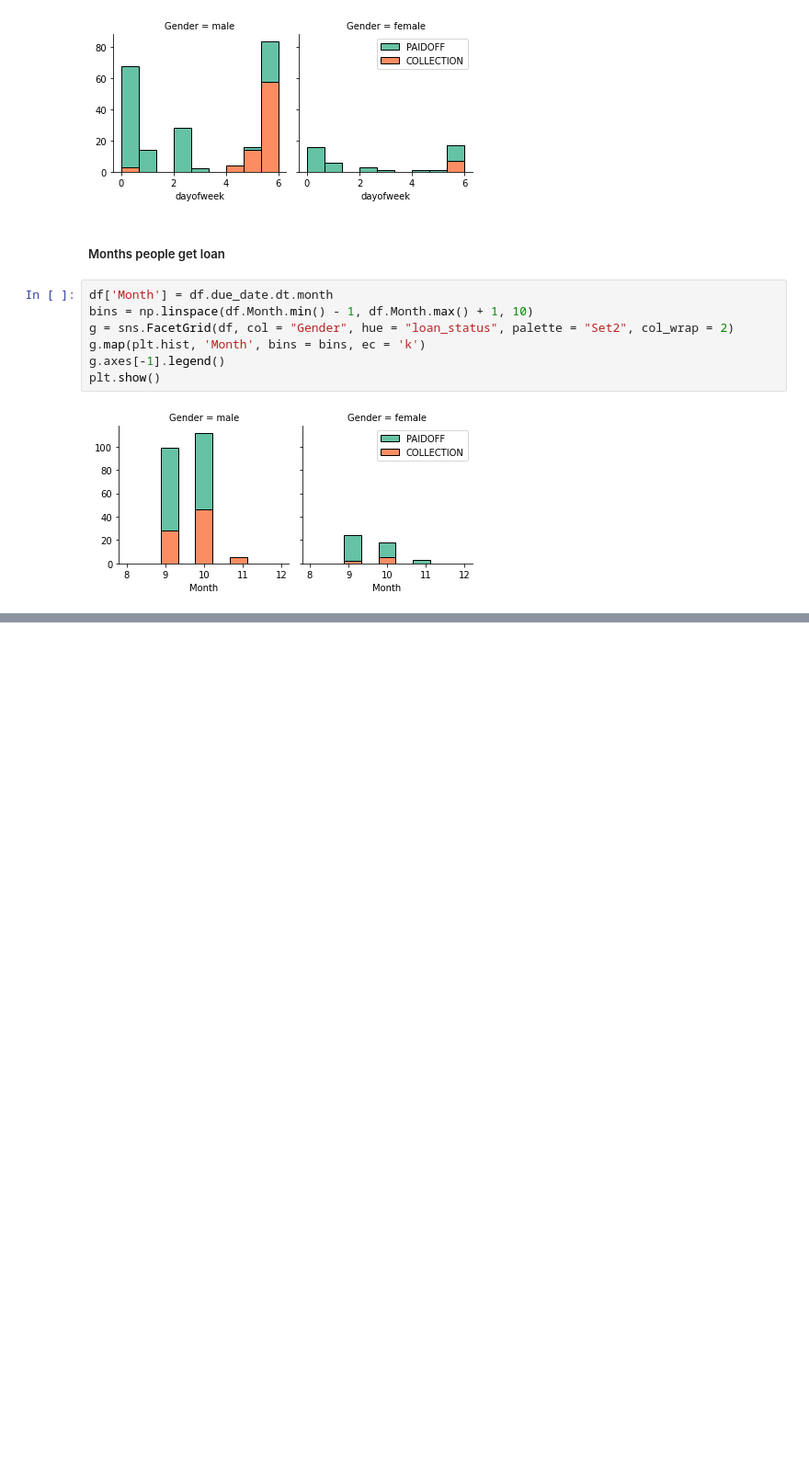
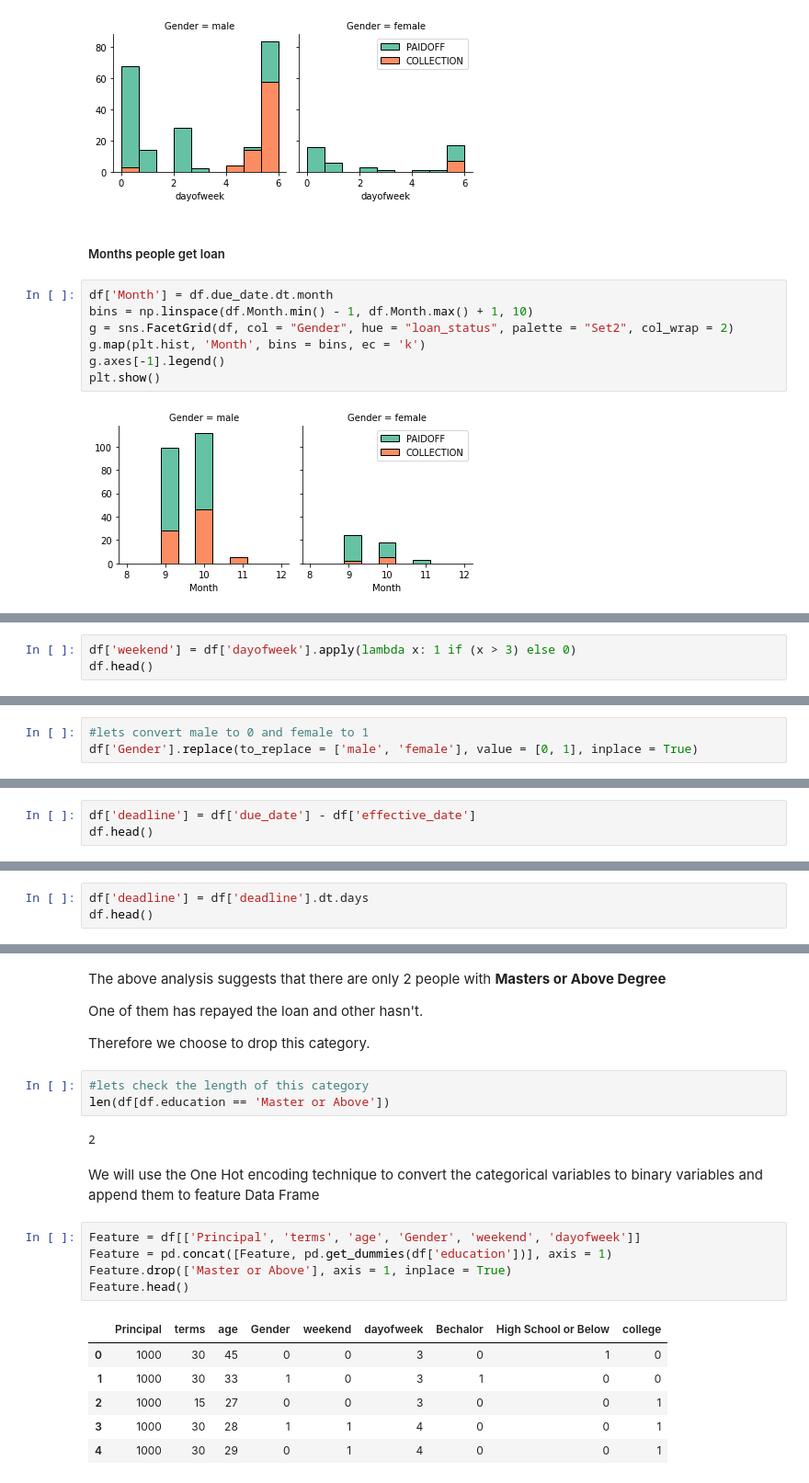
Before and after one commit to adityakumaar/Classification-Algorithms-Practice, a Jupyter notebook: Project.ipynb, the cells around one changed output, grey strips where cells are left out. Shown at 92% size. Cells and saved outputs as stored; diff of their text form; blank space fills up the shorter version.

```diff
--- a/Project.ipynb
+++ b/Project.ipynb
@@ -92,0 +99,3 @@ plt.show()
+# %%
+df['weekend'] = df['dayofweek'].apply(lambda x: 1 if (x > 3) else 0)
+df.head()
@@ -92,0 +123,3 @@ plt.show()
+# %%
+#lets convert male to 0 and female to 1
+df['Gender'].replace(to_replace = ['male', 'female'], value = [0, 1], inplace = True)
@@ -92,0 +135,3 @@ plt.show()
+# %%
+df['deadline'] = df['due_date'] - df['effective_date']
+df.head()
@@ -92,0 +145,3 @@ plt.show()
+# %%
+df['deadline'] = df['deadline'].dt.days
+df.head()
@@ -92,0 +173,25 @@ plt.show()
+# %% [markdown]
+The above analysis suggests that there are only 2 people with **Masters or Above Degree**
+
+One of them has repayed the loan and other hasn't.
+
+Therefore we choose to drop this category.
+# %%
+#lets check the length of this category
+len(df[df.education == 'Master or Above'])
+# %% [output]
+2
+# %% [markdown]
+We will use the One Hot encoding technique to convert the categorical variables to binary variables and append them to feature Data Frame
+# %%
+Feature = df[['Principal', 'terms', 'age', 'Gender', 'weekend', 'dayofweek']]
+Feature = pd.concat([Feature, pd.get_dummies(df['education'])], axis = 1)
+Feature.drop(['Master or Above'], axis = 1, inplace = True)
+Feature.head()
+# %% [output]
+|  | Principal | terms | age | Gender | weekend | dayofweek | Bechalor | High School or Below | college |
+| 0 | 1000 | 30 | 45 | 0 | 0 | 3 | 0 | 1 | 0 |
+| 1 | 1000 | 30 | 33 | 1 | 0 | 3 | 1 | 0 | 0 |
+| 2 | 1000 | 15 | 27 | 0 | 0 | 3 | 0 | 0 | 1 |
+| 3 | 1000 | 30 | 28 | 1 | 1 | 4 | 0 | 0 | 1 |
+| 4 | 1000 | 30 | 29 | 0 | 1 | 4 | 0 | 0 | 1 |
```
Also changed, not shown: parts of 27 cells of this notebook.
